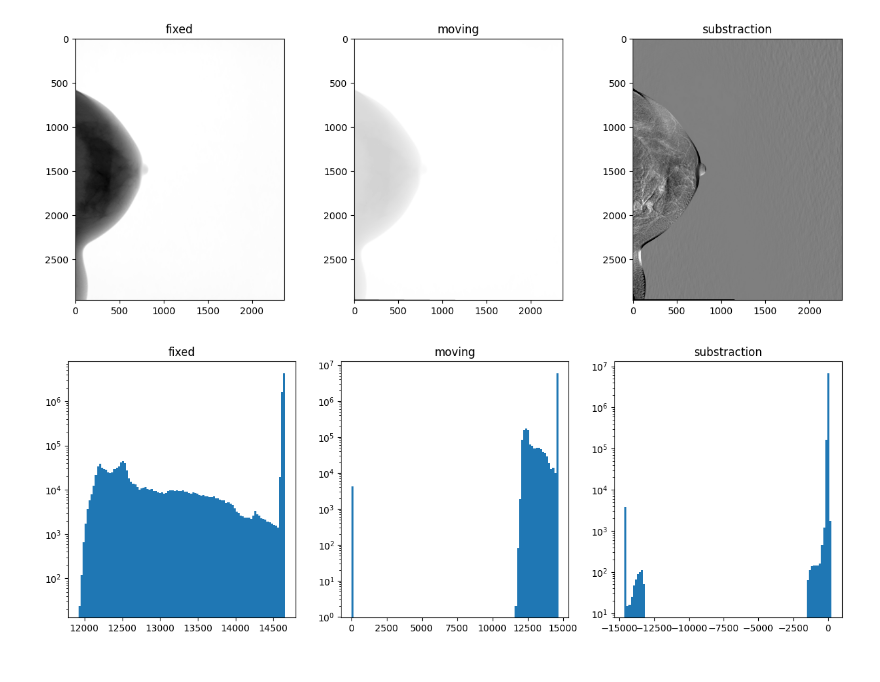
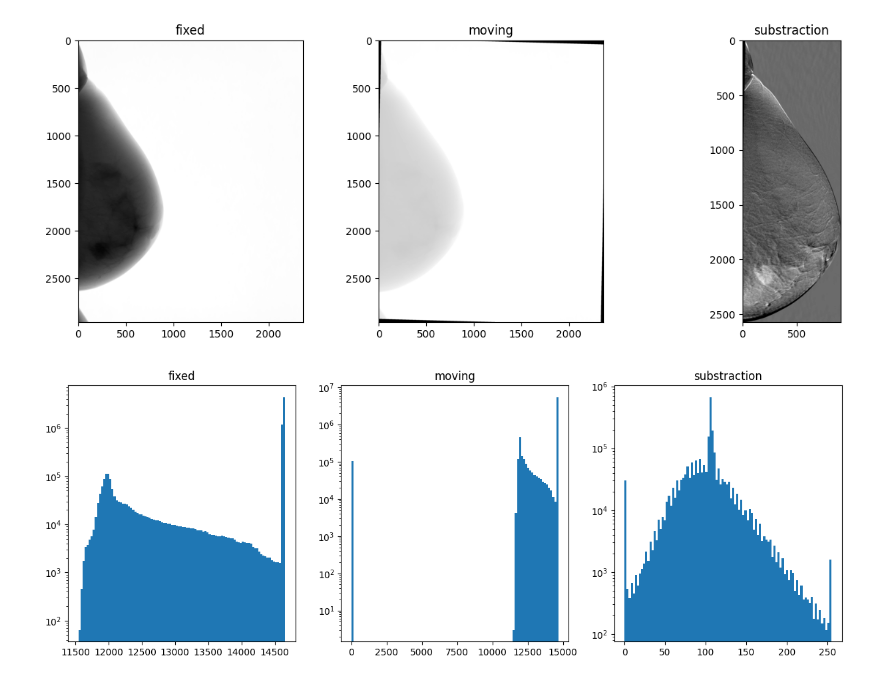
Before and after one commit to Likalto4/Added_value_feature_uncertainty, a Jupyter notebook: deep/budget/budget_analysis.ipynb, the cells around one changed output. Cells and saved outputs as stored; diff of their text form; code cells hidden in the pictures.

Commit message:
extracting budget successfully

```diff
--- a/deep/budget/budget_analysis.ipynb
+++ b/deep/budget/budget_analysis.ipynb
@@ -109,10 +135,10 @@ class budget_creator():
 # %%
 budgeter = budget_creator()
 
-for (x_trans, y_trans) in tqdm(budgeter.coord_list[:1]):
-        for rad in budgeter.rad_list[:1]:
-            for time in budgeter.time_list[:1]:
-                  for pat_num in tqdm(budgeter.dataset.pat_num[:1]):
+for (x_trans, y_trans) in tqdm(budgeter.coord_list):
+        for rad in budgeter.rad_list:
+            for time in budgeter.time_list:
+                  for pat_num in tqdm(budgeter.dataset.pat_num):
                         #define fixed and moving
                         pat = patient(pat_num=pat_num)
                         fixedImage = pat.get_im(sequence='CMC', format = 'sitk')
@@ -124,5 +150,28 @@ for (x_trans, y_trans) in tqdm(budgeter.coord_list[:1]):
                         im_transformed_array = sitk.GetArrayFromImage(im_transformed)
                         im_moved_array = budgeter.translate_image(im_transformed_array, x_trans, y_trans)
                         im_substraction = -(fixed_array.astype(np.int32) - im_moved_array.astype(np.int32)).astype(np.int16)
+                        if pat.laterality == 'R':
+                              # except for the first patient, which is already flipped
+                              if pat.pat_num != '2':
+                                    im_substraction = np.fliplr(im_substraction)
+                        im_substraction = budgeter.prepare_array(im_substraction)
+                        # CLIP
+                        bbox = budgeter.breast_bbox.loc[int(pat_num)].values
+                        im_substraction = im_substraction[bbox[1]:bbox[3],bbox[0]:bbox[2]]
+                        # save image as png
                         sitk_substraction = sitk.GetImageFromArray(im_substraction)
-                        sitk_substraction.CopyInformation(fixedImage)
+                        sitk.WriteImage(sitk_substraction, str(budgeter.im_saving_dir / f'Pat_{pat_num}_SET_x{x_trans}_y{y_trans}.png'))
+
+                        # read pngs
+                        image_path = budgeter.im_saving_dir / f'Pat_{pat_num}_SET_x{x_trans}_y{y_trans}.png'
+                        mask_path = repo_path / 'data/deep/G_masks' / f'Pat_{pat_num}_mask_{rad}_{time}.png'
+                        image_rgb = cv.imread(str(image_path))
+                        mask_array = cv.imread(str(mask_path), cv.IMREAD_GRAYSCALE)
+
+                        # create bbox
+                        bbox_lesion, _ = budgeter.extractor.get_normal_BBox(mask_array)
+                        # extract
+                        features = budgeter.extractor.extract_1024(image_rgb, bbox_lesion)
+                        df = budgeter.extractor.features_to_csv(features, pat_num)
+                        budgeter.extractor.update_main_df(df)
+                  budgeter.extractor.save_main_df(rad, time, save_path=budgeter.saving_dir / f'x{x_trans}_y{y_trans}_{rad}_{time}.csv')
@@ -129,23 +198,23 @@ for (x_trans, y_trans) in tqdm(budgeter.coord_list[:1]):
 # %%
 # plot fixed, moving and substraction
 fig, ax = plt.subplots(1,3, figsize=(15,5))
 ax[0].imshow(fixed_array, cmap='gray')
 ax[0].set_title('fixed')
 ax[1].imshow(im_moved_array, cmap='gray')
 ax[1].set_title('moving')
-ax[2].imshow(im_substraction, cmap='gray', vmin=-100, vmax=100)
+ax[2].imshow(im_substraction, cmap='gray')
 ax[2].set_title('substraction')
 plt.show()
 
 # show also histograms
 fig, ax = plt.subplots(1,3, figsize=(15,5))
 ax[0].hist(fixed_array.flatten(), bins=100, log=True)
 ax[0].set_title('fixed')
 ax[1].hist(im_moved_array.flatten(), bins=100, log=True)
 ax[1].set_title('moving')
 ax[2].hist(im_substraction.flatten(), bins=100, log=True)
 ax[2].set_title('substraction')
 plt.show()
 # %% [output]
-[figure, old version]
+[figure, new version]
-[figure, old version]
+[figure, new version]
```
Also changed, not shown: parts of 3 cells of this notebook, 3 other files.
